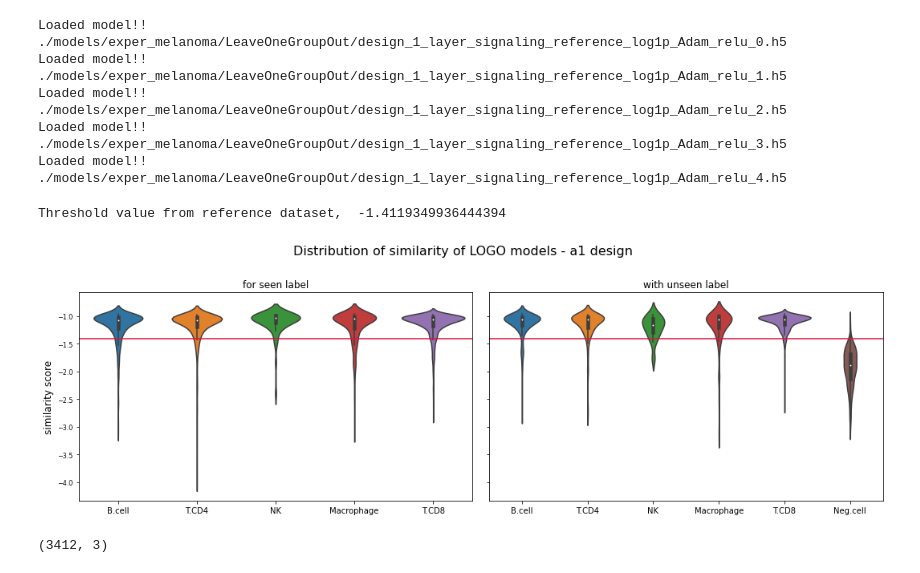
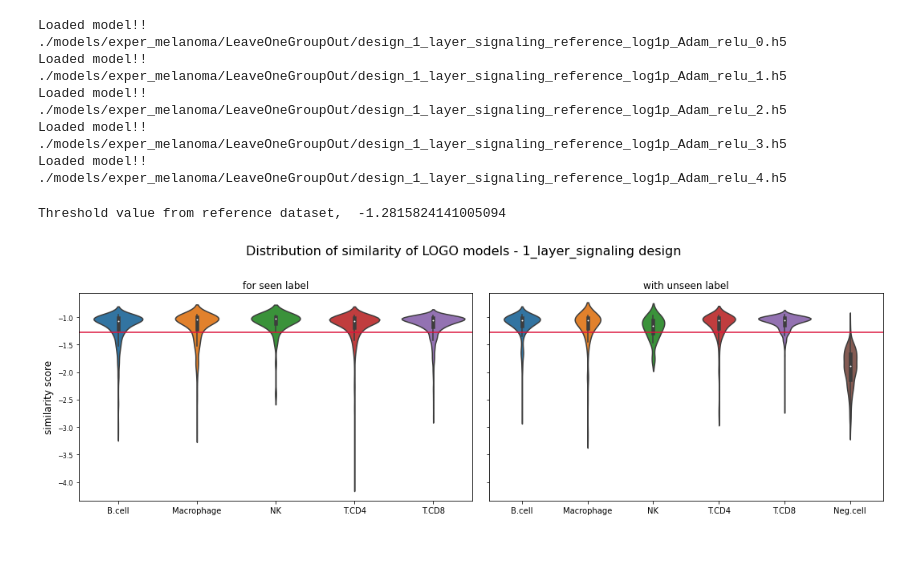
Before and after one commit to pelingundogdu/signalization_prior_knowledge_based_nn, a Jupyter notebook: notebooks/7.1-pg-lof.ipynb, the cells around one changed output. Cells and saved outputs as stored; diff of their text form; code cells hidden in the pictures.

Commit message:
exeuting LOGO analysis and getting results

```diff
--- a/notebooks/7.1-pg-lof.ipynb
+++ b/notebooks/7.1-pg-lof.ipynb
@@ -86,6 +88,6 @@ order_plot
 ## FULL MODEL
 # %%
 model_name = '1_layer_signaling'
-model_encoding = keras.models.load_model(f'./models/exper_melanoma/train_test_split/encoding_{model_name}_reference_log1p_Adam_relu.h5')
+model , model_encoding = src.loading_model(f'./models/exper_melanoma/train_test_split/design_{model_name}_reference_log1p_Adam_relu_0.h5', -1)
 model_encoding.summary()
 # %% [output]
@@ -191,10 +173,10 @@ dtype: float64
 # %%
 LOGO_encoding_q = pd.DataFrame()
 LOGO_encoding_r = pd.DataFrame()
-model_ ='a1'
+model_name = '1_layer_signaling'
 
 for i_ in range(5):
-    _, model_encoding = src.loading_model('./models/exper_melanoma/LeaveOneGroupOut/design_1_layer_signaling_reference_log1p_Adam_relu_'+str(i_)+'.h5', -1)
+    _, model_encoding = src.loading_model(f'./models/exper_melanoma/LeaveOneGroupOut/design_{model_name}_reference_log1p_Adam_relu_'+str(i_)+'.h5', -1)
     encoding_prediction_q = model_encoding.predict(X_query)
     encoding_prediction_r = model_encoding.predict(X_reference)
     LOGO_encoding_q = pd.concat([LOGO_encoding_q, pd.DataFrame(encoding_prediction_q)], axis=1)
@@ -205,39 +187,27 @@ Loaded model!! ./models/exper_melanoma/LeaveOneGroupOut/design_1_layer_signaling
 Loaded model!! ./models/exper_melanoma/LeaveOneGroupOut/design_1_layer_signaling_reference_log1p_Adam_relu_2.h5
 Loaded model!! ./models/exper_melanoma/LeaveOneGroupOut/design_1_layer_signaling_reference_log1p_Adam_relu_3.h5
 Loaded model!! ./models/exper_melanoma/LeaveOneGroupOut/design_1_layer_signaling_reference_log1p_Adam_relu_4.h5
-# %%
-clf = LocalOutlierFactor(novelty=True)
-clf.fit(LOGO_encoding_r)
-
-df_score_query = pd.concat([ y_ground_truth_query, pd.DataFrame(clf.score_samples(LOGO_encoding_q), columns=['score'])], axis=1)
-df_score_reference = pd.concat([ y_ground_truth_reference, pd.DataFrame(clf.score_samples(LOGO_encoding_r), columns=['score'])], axis=1)
-
-# Calculated threshold value
-threshold = np.mean(df_score_reference.groupby('cell_type').aggregate(['mean', 'std'])['score']['mean']
-                    - df_score_reference.groupby('cell_type').aggregate(['mean', 'std'])['score']['std'])
-print('Threshold value from reference dataset, ', threshold)
-# %% [output]
-Threshold value from reference dataset,  -1.4119349936444394
+# %%
+threshold, df_lof_reference, df_lof_query = src.calculate_threshold(encoding_with_seen=LOGO_encoding_r
+                                                                , encoding_with_unseen=LOGO_encoding_q
+                                                                , y_with_seen=y_ground_truth_reference
+                                                                , y_with_unseen=y_ground_truth_query)
+# %% [output]
+Threshold value from reference dataset,  -1.2815824141005094
 # %%
 fig, axes = plt.subplots(ncols=2, sharey=True, figsize=(15,5))#, dpi=100)
-sns.violinplot(x="cell_type", y="score", data=df_score_reference, ax=axes[0], order=order_plot[:-1])
-sns.violinplot(x="cell_type", y="score", data=df_score_query, ax=axes[1], order=order_plot)
+sns.violinplot(x="cell_type", y="score", data=df_lof_reference, ax=axes[0], order=seen_label)
+sns.violinplot(x="cell_type", y="score", data=df_lof_query, ax=axes[1], order=unseen_label)
 axes[0].axhline(threshold, color='crimson')
 axes[1].axhline(threshold, color='crimson')
 axes[0].set_title('for seen label')
 axes[1].set_title('with unseen label')
 axes[0].set(xlabel='', ylabel='similarity score')
 axes[1].set(xlabel='', ylabel='')
-fig.suptitle('Distribution of similarity of LOGO models - '+model_+' design')
+fig.suptitle('Distribution of similarity of LOGO models - '+model_name+' design')
 plt.tight_layout()
-plt.savefig(os.path.join(loc_output, 'similarity_score_LOGO_violin_'+model_+'.png'), dpi=300, bbox_inches = 'tight')
-plt.savefig(os.path.join(loc_output, 'similarity_score_LOGO_violin_'+model_+'.pdf'), dpi=300, bbox_inches = 'tight')
-plt.savefig(os.path.join(loc_output, 'similarity_score_LOGO_violin_'+model_+'.svg'), dpi=300, bbox_inches = 'tight')
+plt.savefig(os.path.join(loc_output, 'similarity_score_violin_LOGO_'+model_name+'.png'), dpi=300, bbox_inches = 'tight')
+plt.savefig(os.path.join(loc_output, 'similarity_score_violin_LOGO_'+model_name+'.pdf'), dpi=300, bbox_inches = 'tight')
+plt.savefig(os.path.join(loc_output, 'similarity_score_violin_LOGO_'+model_name+'.svg'), dpi=300, bbox_inches = 'tight')
 # %% [output]
-[figure, old version]
+[figure, new version]
-# %%
-df_score_query['threshold'] = 'above'
-df_score_query.loc[df_score_query['score']<=threshold, 'threshold'] = 'below'
-df_score_query.shape
-# %% [output]
-(3412, 3)
```
Also changed, not shown: parts of 16 cells of this notebook.
